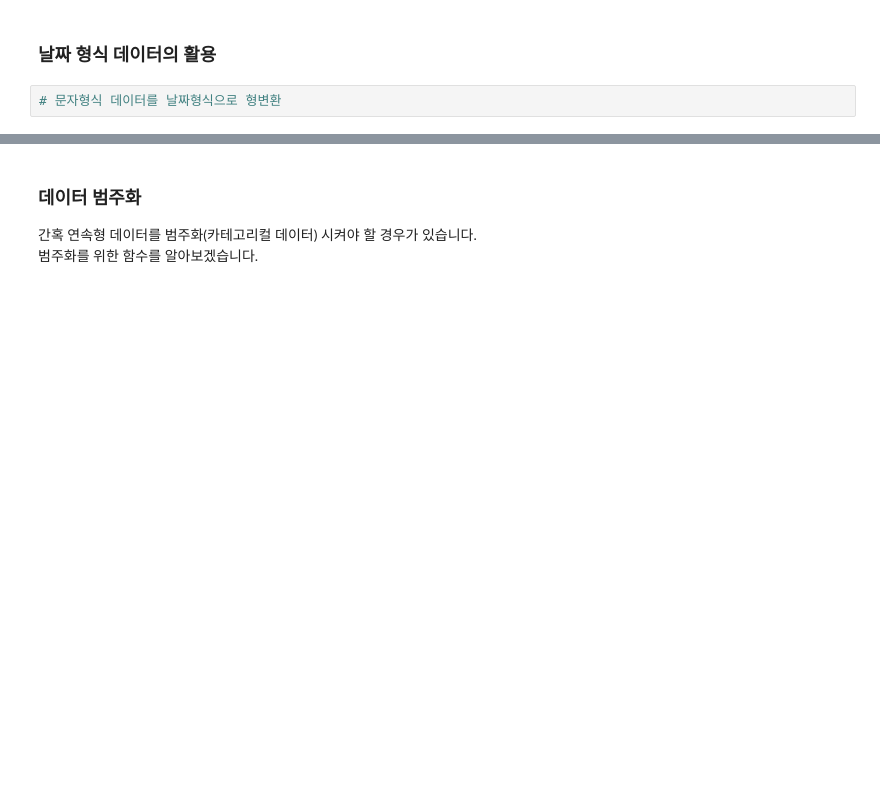
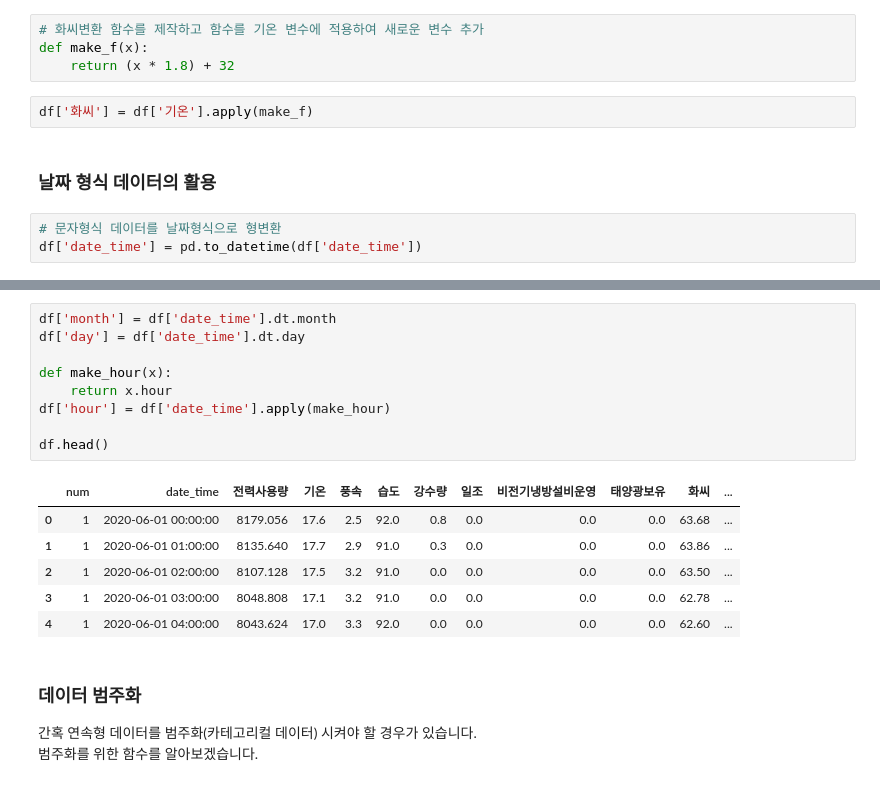
Before and after one commit to overgroove/samsung_ML, a Jupyter notebook: 03_package_pandas.ipynb, the cells around one changed output, grey strips where cells are left out. Drawn from its saved outputs; the diff is of its cells as text; blank space fills up the shorter version.

```diff
--- a/03_package_pandas.ipynb
+++ b/03_package_pandas.ipynb
@@ -1081,4 +1095,11 @@ df['기온^2'] = df['기온'].apply(make_square)
+# %%
+# 화씨변환 함수를 제작하고 함수를 기온 변수에 적용하여 새로운 변수 추가
+def make_f(x):
+    return (x * 1.8) + 32
+# %%
+df['화씨'] = df['기온'].apply(make_f)
 # %% [markdown]
 ### 날짜 형식 데이터의 활용
 # %%
 # 문자형식 데이터를 날짜형식으로 형변환
+df['date_time'] = pd.to_datetime(df['date_time'])
@@ -1087,3 +1132,19 @@ df['기온^2'] = df['기온'].apply(make_square)
+# %%
+df['month'] = df['date_time'].dt.month
+df['day'] = df['date_time'].dt.day
+
+def make_hour(x):
+    return x.hour
+df['hour'] = df['date_time'].apply(make_hour)
+
+df.head()
+# %% [output]
+|  | num | date_time | 전력사용량 | 기온 | 풍속 | 습도 | 강수량 | 일조 | 비전기냉방설비운영 | 태양광보유 | 화씨 | ... |
+| 0 | 1 | 2020-06-01 00:00:00 | 8179.056 | 17.6 | 2.5 | 92.0 | 0.8 | 0.0 | 0.0 | 0.0 | 63.68 | ... |
+| 1 | 1 | 2020-06-01 01:00:00 | 8135.640 | 17.7 | 2.9 | 91.0 | 0.3 | 0.0 | 0.0 | 0.0 | 63.86 | ... |
+| 2 | 1 | 2020-06-01 02:00:00 | 8107.128 | 17.5 | 3.2 | 91.0 | 0.0 | 0.0 | 0.0 | 0.0 | 63.50 | ... |
+| 3 | 1 | 2020-06-01 03:00:00 | 8048.808 | 17.1 | 3.2 | 91.0 | 0.0 | 0.0 | 0.0 | 0.0 | 62.78 | ... |
+| 4 | 1 | 2020-06-01 04:00:00 | 8043.624 | 17.0 | 3.3 | 92.0 | 0.0 | 0.0 | 0.0 | 0.0 | 62.60 | ... |
 # %% [markdown]
 ### 데이터 범주화
 간혹 연속형 데이터를 범주화(카테고리컬 데이터) 시켜야 할 경우가 있습니다.
```
Also changed, not shown: parts of 8 cells of this notebook.
